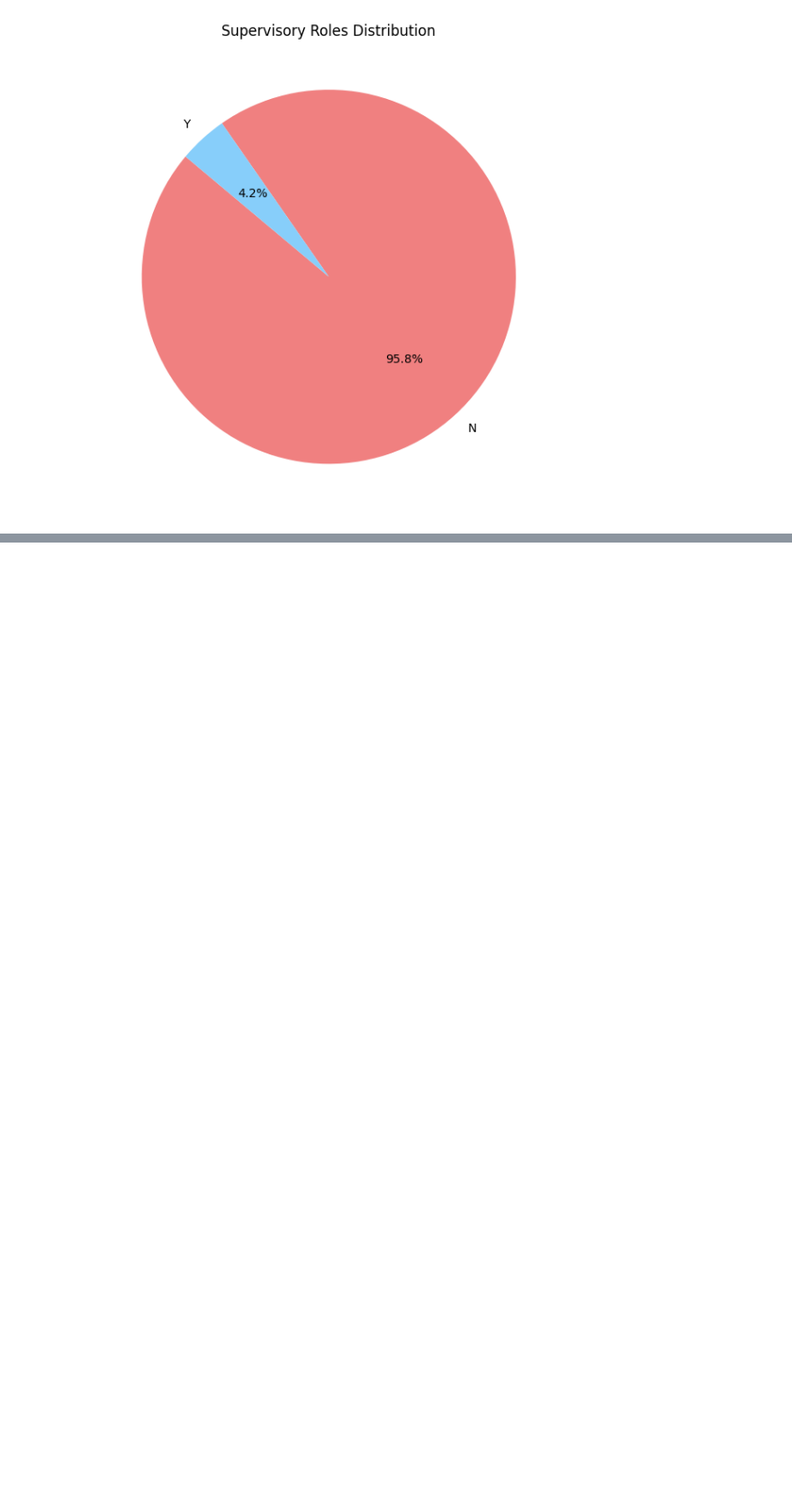
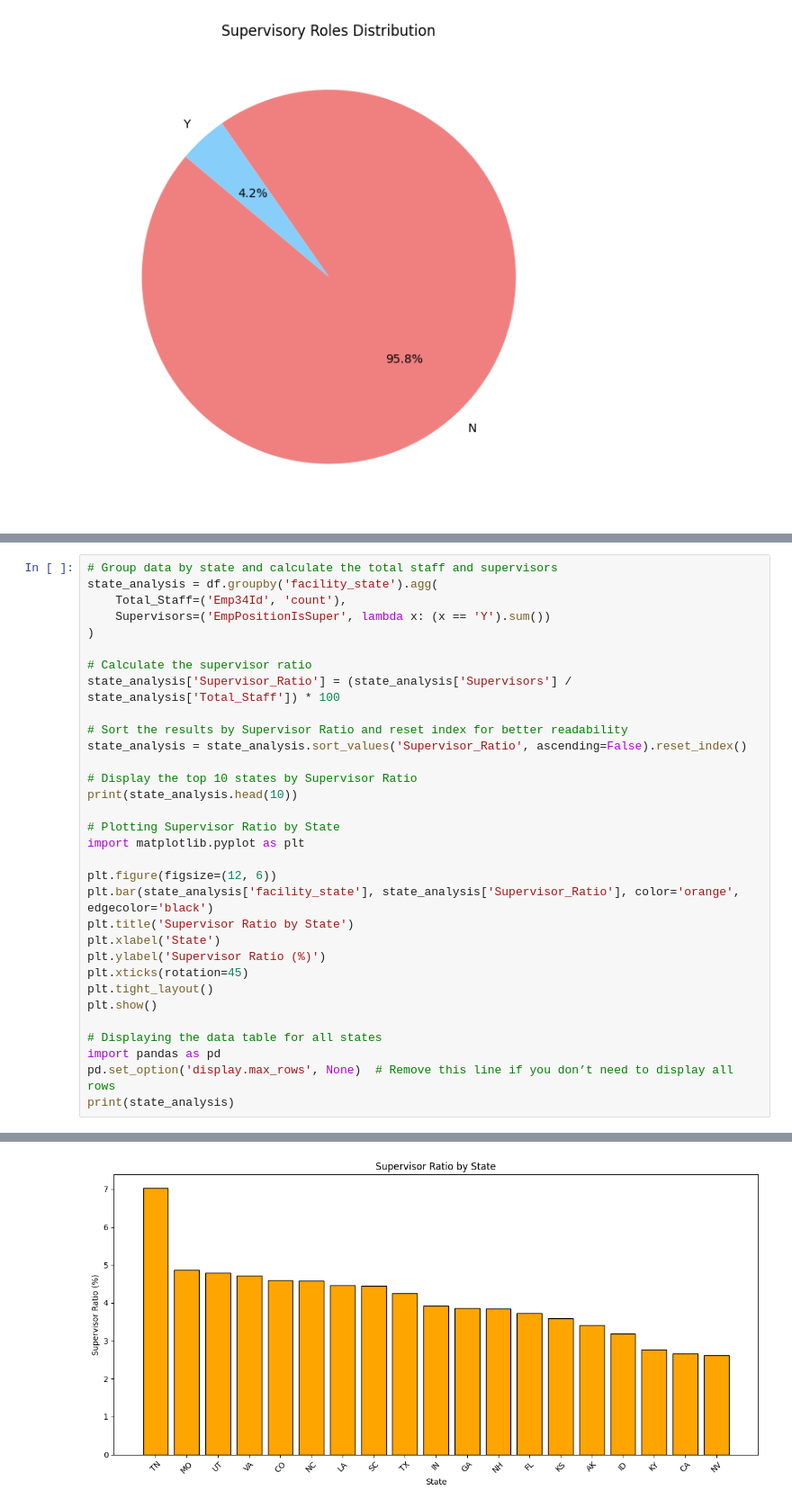
Before and after one commit to Alesandro-Rodriguez/ais-healthcare, a Jupyter notebook: Code/AisHealthcareAnalysis.ipynb, the cells around one changed output, grey strips where cells are left out. Shown at 90% size. Drawn from its saved outputs; the diff is of its cells as text; blank space fills up the shorter version.

```diff
--- a/Code/AisHealthcareAnalysis.ipynb
+++ b/Code/AisHealthcareAnalysis.ipynb
@@ -285,0 +401,33 @@ df
+# %%
+# Group data by state and calculate the total staff and supervisors
+state_analysis = df.groupby('facility_state').agg(
+    Total_Staff=('Emp34Id', 'count'),
+    Supervisors=('EmpPositionIsSuper', lambda x: (x == 'Y').sum())
+)
+
+# Calculate the supervisor ratio
+state_analysis['Supervisor_Ratio'] = (state_analysis['Supervisors'] / state_analysis['Total_Staff']) * 100
+
+# Sort the results by Supervisor Ratio and reset index for better readability
+state_analysis = state_analysis.sort_values('Supervisor_Ratio', ascending=False).reset_index()
+
+# Display the top 10 states by Supervisor Ratio
+print(state_analysis.head(10))
+
+# Plotting Supervisor Ratio by State
+import matplotlib.pyplot as plt
+
+plt.figure(figsize=(12, 6))
+plt.bar(state_analysis['facility_state'], state_analysis['Supervisor_Ratio'], color='orange', edgecolor='black')
+plt.title('Supervisor Ratio by State')
+plt.xlabel('State')
+plt.ylabel('Supervisor Ratio (%)')
+plt.xticks(rotation=45)
+plt.tight_layout()
+plt.show()
+
+# Displaying the data table for all states
+import pandas as pd
+pd.set_option('display.max_rows', None)  # Remove this line if you don’t need to display all rows
+print(state_analysis)
+# %% [output]
@@ -285,0 +445 @@ df
+[figure, added]
```
Also changed, not shown: parts of 10 cells of this notebook.
